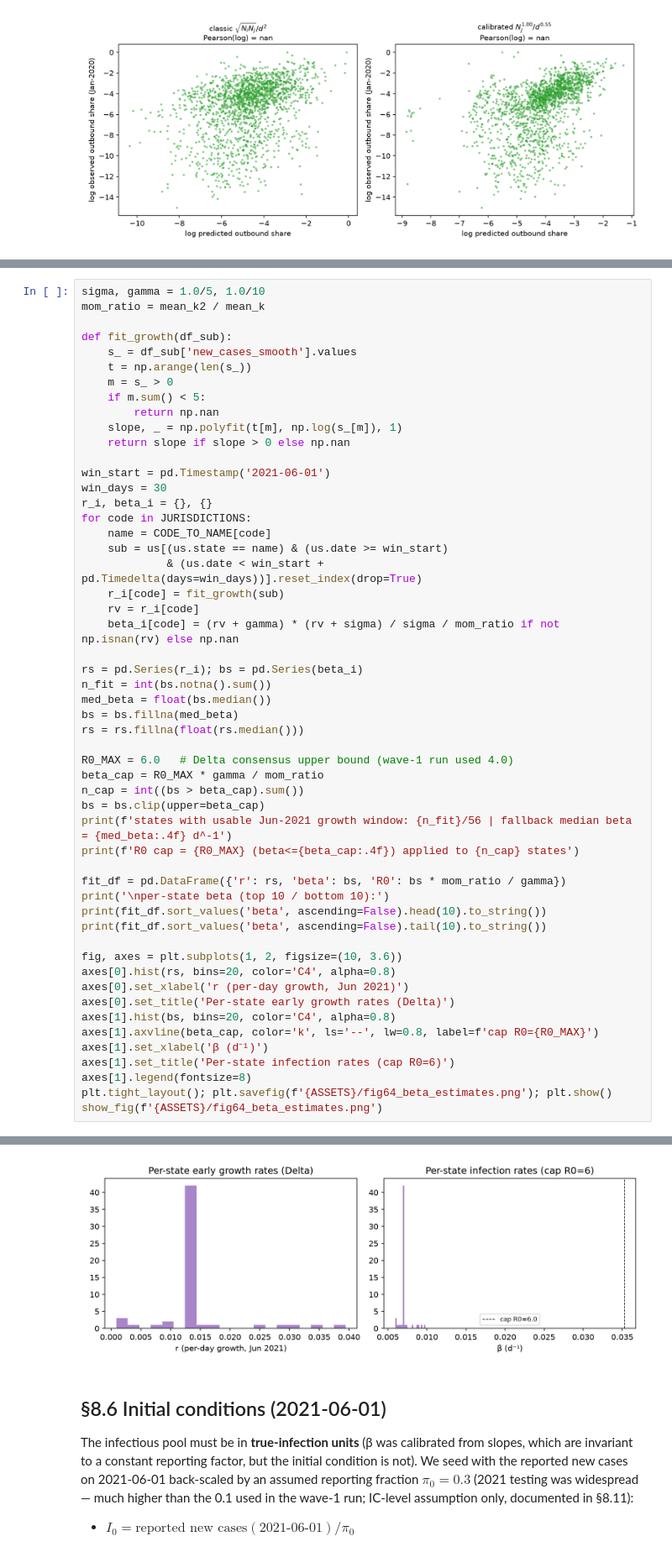
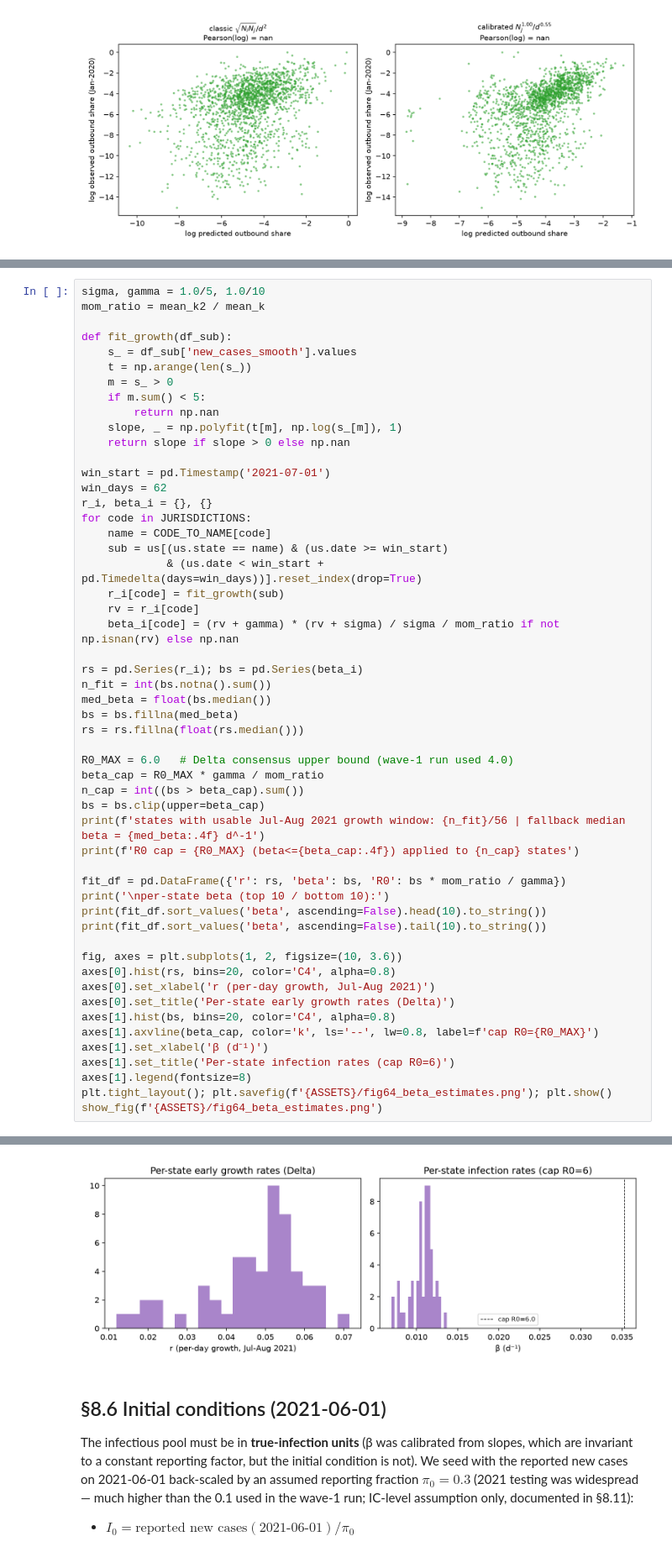
Before and after one commit to Zikai311/US_COVID, a Jupyter notebook: notebooks/08_metapopulation.ipynb, the cells around one changed output, grey strips where cells are left out. Shown at 84% size. Cells and saved outputs as stored; diff of their text form.

```diff
--- a/notebooks/08_metapopulation.ipynb
+++ b/notebooks/08_metapopulation.ipynb
@@ -305,8 +305,8 @@ def fit_growth(df_sub):
     slope, _ = np.polyfit(t[m], np.log(s_[m]), 1)
     return slope if slope > 0 else np.nan
 
-win_start = pd.Timestamp('2021-06-01')
-win_days = 30
+win_start = pd.Timestamp('2021-07-01')
+win_days = 62
 r_i, beta_i = {}, {}
 for code in JURISDICTIONS:
     name = CODE_TO_NAME[code]
@@ -326,7 +326,7 @@ R0_MAX = 6.0   # Delta consensus upper bound (wave-1 run used 4.0)
 beta_cap = R0_MAX * gamma / mom_ratio
 n_cap = int((bs > beta_cap).sum())
 bs = bs.clip(upper=beta_cap)
-print(f'states with usable Jun-2021 growth window: {n_fit}/56 | fallback median beta = {med_beta:.4f} d^-1')
+print(f'states with usable Jul-Aug 2021 growth window: {n_fit}/56 | fallback median beta = {med_beta:.4f} d^-1')
 print(f'R0 cap = {R0_MAX} (beta<={beta_cap:.4f}) applied to {n_cap} states')
 
 fit_df = pd.DataFrame({'r': rs, 'beta': bs, 'R0': bs * mom_ratio / gamma})
@@ -336,7 +336,7 @@ print(fit_df.sort_values('beta', ascending=False).tail(10).to_string())
 
 fig, axes = plt.subplots(1, 2, figsize=(10, 3.6))
 axes[0].hist(rs, bins=20, color='C4', alpha=0.8)
-axes[0].set_xlabel('r (per-day growth, Jun 2021)')
+axes[0].set_xlabel('r (per-day growth, Jul-Aug 2021)')
 axes[0].set_title('Per-state early growth rates (Delta)')
 axes[1].hist(bs, bins=20, color='C4', alpha=0.8)
 axes[1].axvline(beta_cap, color='k', ls='--', lw=0.8, label=f'cap R0={R0_MAX}')
@@ -366,4 +366,4 @@ NE  0.000885  0.005959  1.013315
-[figure, old version]
+[figure, new version]
 # %% [markdown]
 ## §8.6 Initial conditions (2021-06-01)
 
```
Also changed, not shown: parts of 21 cells of this notebook, 12 other files.
